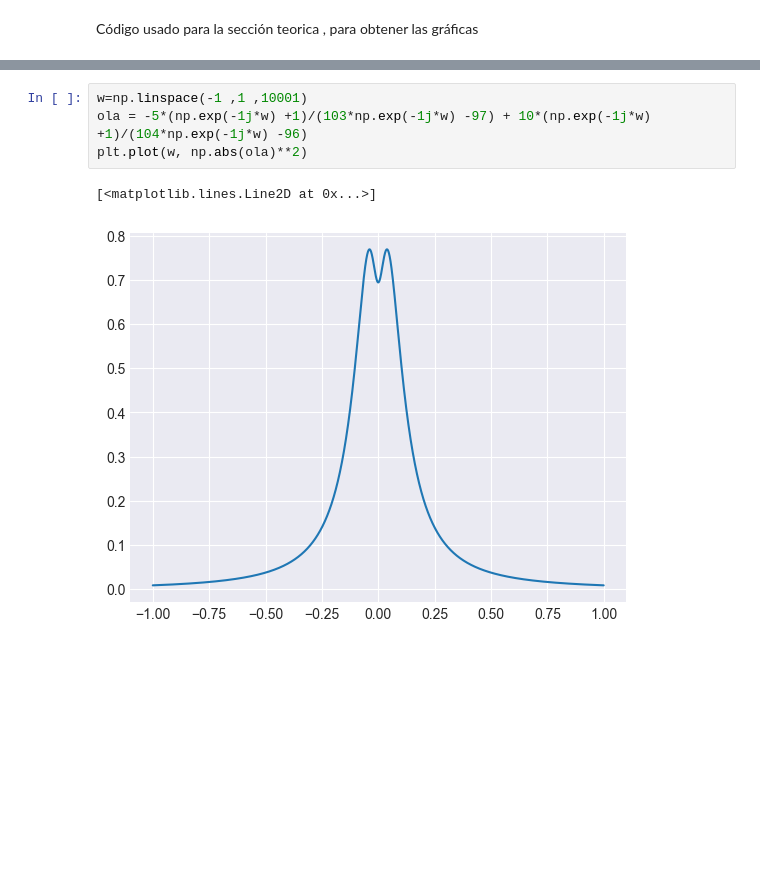
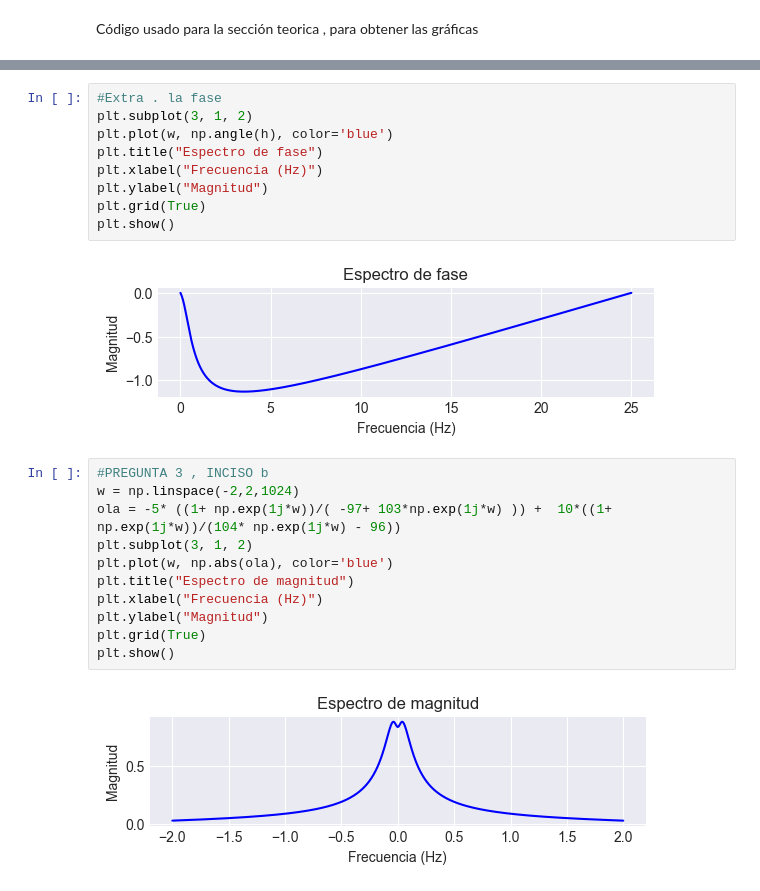
Before and after one commit to ExampleToFollow/PracticasPDS, a Jupyter notebook: Lab4/IP_LAB4_20213704.ipynb, the cells around one changed output, grey strips where cells are left out. Saved outputs shown, nothing was run; the diff lists cells and outputs as text; blank space fills up the shorter version.

```diff
--- a/Lab4/IP_LAB4_20213704.ipynb
+++ b/Lab4/IP_LAB4_20213704.ipynb
@@ -112,7 +125,24 @@ Código usado para la sección teorica , para obtener las gráficas
+# %%
+#Extra . la fase
+plt.subplot(3, 1, 2)
+plt.plot(w, np.angle(h), color='blue')
+plt.title("Espectro de fase")
+plt.xlabel("Frecuencia (Hz)")
+plt.ylabel("Magnitud")
+plt.grid(True)
+plt.show()
+# %% [output]
+[figure, added]
 # %%
-w=np.linspace(-1 ,1 ,10001)
-ola = -5*(np.exp(-1j*w) +1)/(103*np.exp(-1j*w) -97) + 10*(np.exp(-1j*w) +1)/(104*np.exp(-1j*w) -96)
-plt.plot(w, np.abs(ola)**2)
+#PREGUNTA 3 , INCISO b
+w = np.linspace(-2,2,1024)
+ola = -5* ((1+ np.exp(1j*w))/( -97+ 103*np.exp(1j*w) )) +  10*((1+ np.exp(1j*w))/(104* np.exp(1j*w) - 96))
+plt.subplot(3, 1, 2)
+plt.plot(w, np.abs(ola), color='blue')
+plt.title("Espectro de magnitud")
+plt.xlabel("Frecuencia (Hz)")
+plt.ylabel("Magnitud")
+plt.grid(True)
+plt.show()
 # %% [output]
-[<matplotlib.lines.Line2D at 0x...>]
-[figure, old version]
+[figure, new version]
```
Also changed, not shown: parts of 8 cells of this notebook.
